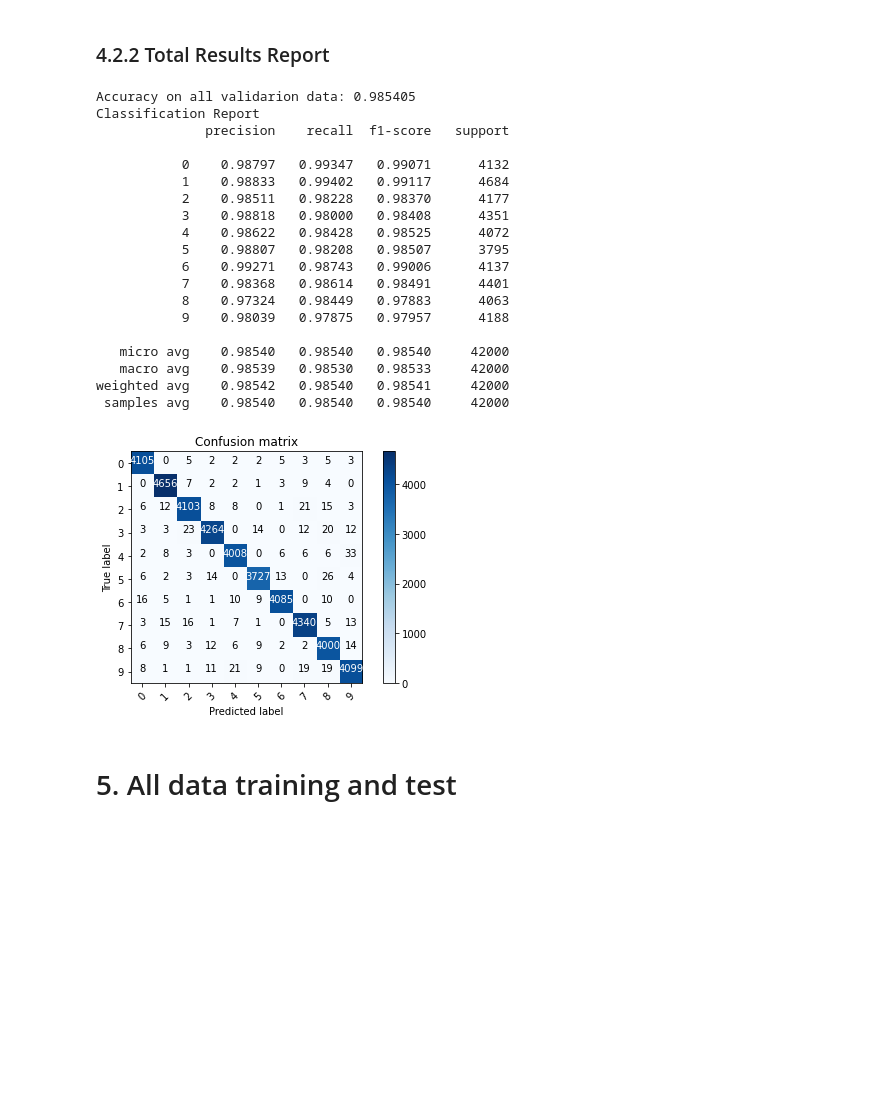
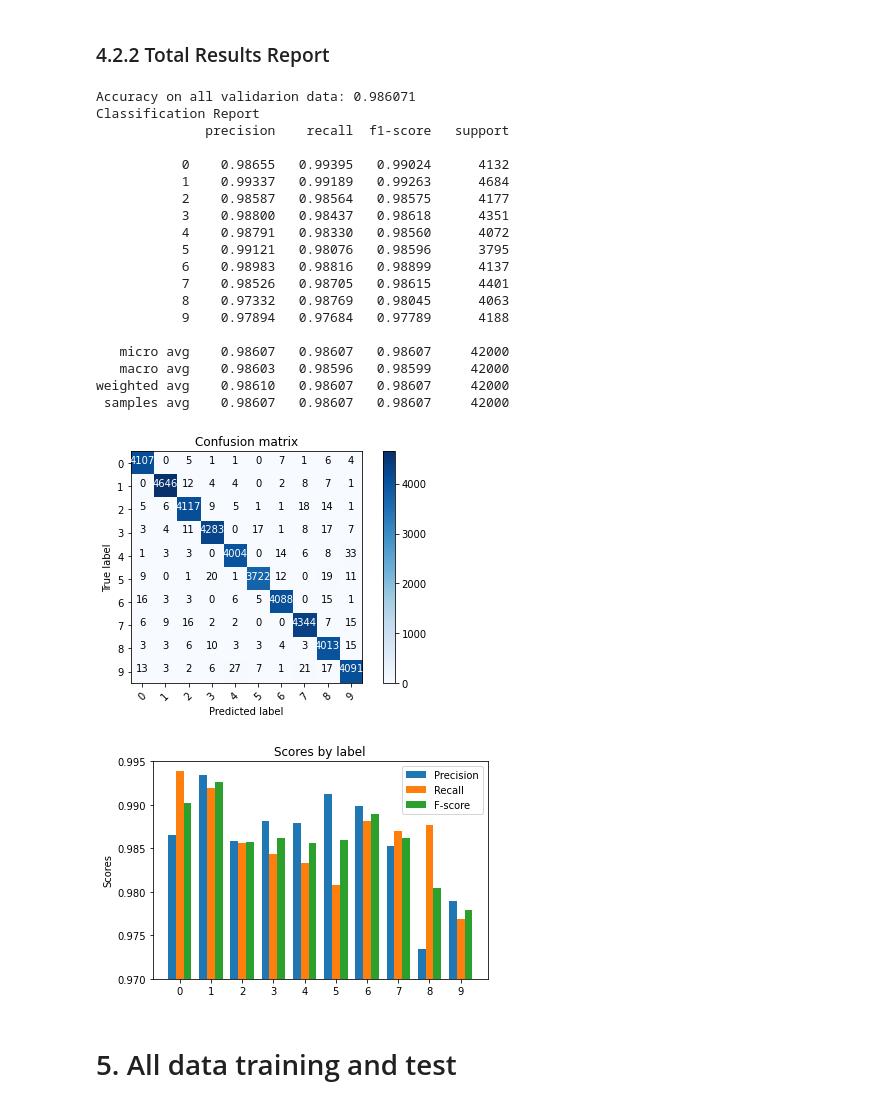
Before and after one commit to u6vp/Digit-Recognizer, a Jupyter notebook: Digit-Recognizer.ipynb, the cells around one changed output. Drawn from its saved outputs; the diff is of its cells as text; code cells hidden in the pictures; blank space fills up the shorter version.

```diff
--- a/Digit-Recognizer.ipynb
+++ b/Digit-Recognizer.ipynb
@@ -504,50 +409,71 @@ score_table["avg_Precision"] = avg_precision
 score_table["avg_Recall"] = avg_recall
 score_table["avg_F-score"] = avg_fscore
 
 for i in range(n_classes):
     score_table[str(i) + "_Precision"] = precision_list[:, i]
     score_table[str(i) + "_Recall"] = recall_list[:, i]
     score_table[str(i) + "_F-score"] = fscore_list[:, i]
 
 # 平均と標準偏差を計算して追加
 avg = pd.Series(score_table.mean(),name="Avg")
 std = pd.Series(score_table.std(),name="Std")
 
-# 資料等に乗せるための整形したものも追加　(平均精度を % 表記，括弧内に標準偏差)
+# 資料等に乗せるために整形したものも追加　(平均精度を % 表記，括弧内に標準偏差)
 sr = []
 for col in score_table.columns:
     sr.append(str(round(avg[col]*100,1))+"("+str(round(std[col]*100,1))+")%")
 
 sr = pd.Series(sr, index=score_table.columns, name="sr")
 
 # 追加データを結合
 score_table = score_table.append(avg)
 score_table = score_table.append(std)
 score_table = score_table.append(sr)
 
 # 結果ファイルを出力
 score_table.to_csv(csv_dir+"/Result_"+model_name+".csv")
+
+# 各ラベルの精度に関してグラフ化
+x = np.arange(len(class_names)) * 2 # ラベルの位置
+width = 0.5 # バーの横幅
+
+fig, ax = plt.subplots()
+rects1 = ax.bar(x - width, avg[4:35:3], width, label="Precision")
+rects2 = ax.bar(x, avg[5:35:3], width, label="Recall")
+rects3 = ax.bar(x + width, avg[6:35:3], width, label="F-score")
+
+# Add some text for labels, title and custom x-axis tick labels, etc.
+ax.set_ylabel('Scores')
+ax.set_title('Scores by label')
+ax.set_xticks(x)
+ax.set_xticklabels(class_names)
+ax.set_ylim(0.97,0.995)
+ax.legend()
+
+plt.savefig(csv_dir + "/" + "Score.png")
+plt.show()
 # %% [output]
-Accuracy on all validarion data: 0.985405
+Accuracy on all validarion data: 0.986071
 Classification Report
               precision    recall  f1-score   support
 
-           0    0.98797   0.99347   0.99071      4132
-           1    0.98833   0.99402   0.99117      4684
-           2    0.98511   0.98228   0.98370      4177
-           3    0.98818   0.98000   0.98408      4351
-           4    0.98622   0.98428   0.98525      4072
-           5    0.98807   0.98208   0.98507      3795
-           6    0.99271   0.98743   0.99006      4137
-           7    0.98368   0.98614   0.98491      4401
-           8    0.97324   0.98449   0.97883      4063
-           9    0.98039   0.97875   0.97957      4188
+           0    0.98655   0.99395   0.99024      4132
+           1    0.99337   0.99189   0.99263      4684
+           2    0.98587   0.98564   0.98575      4177
+           3    0.98800   0.98437   0.98618      4351
+           4    0.98791   0.98330   0.98560      4072
+           5    0.99121   0.98076   0.98596      3795
+           6    0.98983   0.98816   0.98899      4137
+           7    0.98526   0.98705   0.98615      4401
+           8    0.97332   0.98769   0.98045      4063
+           9    0.97894   0.97684   0.97789      4188
 
-   micro avg    0.98540   0.98540   0.98540     42000
-   macro avg    0.98539   0.98530   0.98533     42000
-weighted avg    0.98542   0.98540   0.98541     42000
- samples avg    0.98540   0.98540   0.98540     42000
+   micro avg    0.98607   0.98607   0.98607     42000
+   macro avg    0.98603   0.98596   0.98599     42000
+weighted avg    0.98610   0.98607   0.98607     42000
+ samples avg    0.98607   0.98607   0.98607     42000
-[figure, old version]
+[figure, new version]
+[figure, added]
 # %% [markdown]
 # 5. All data training and test
 # %% [markdown]
```
Also changed, not shown: parts of 11 cells of this notebook.
